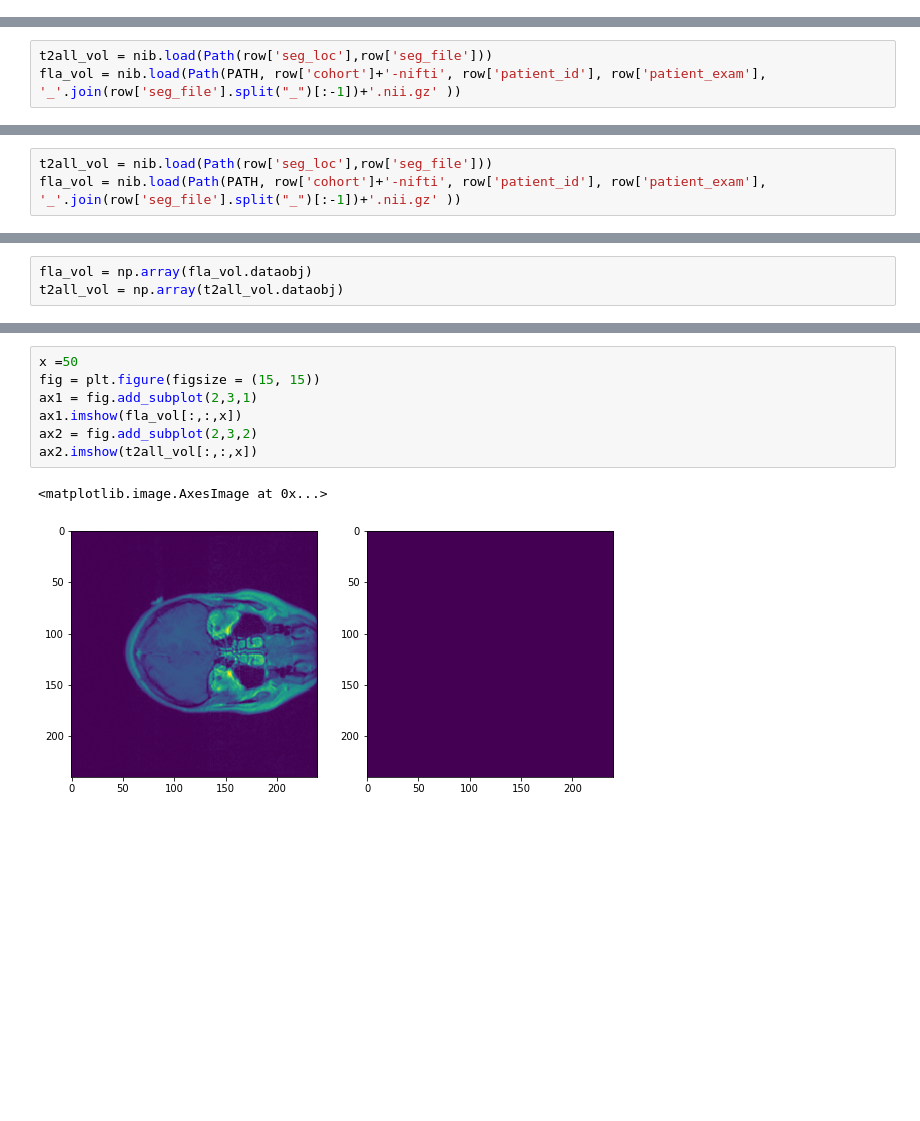
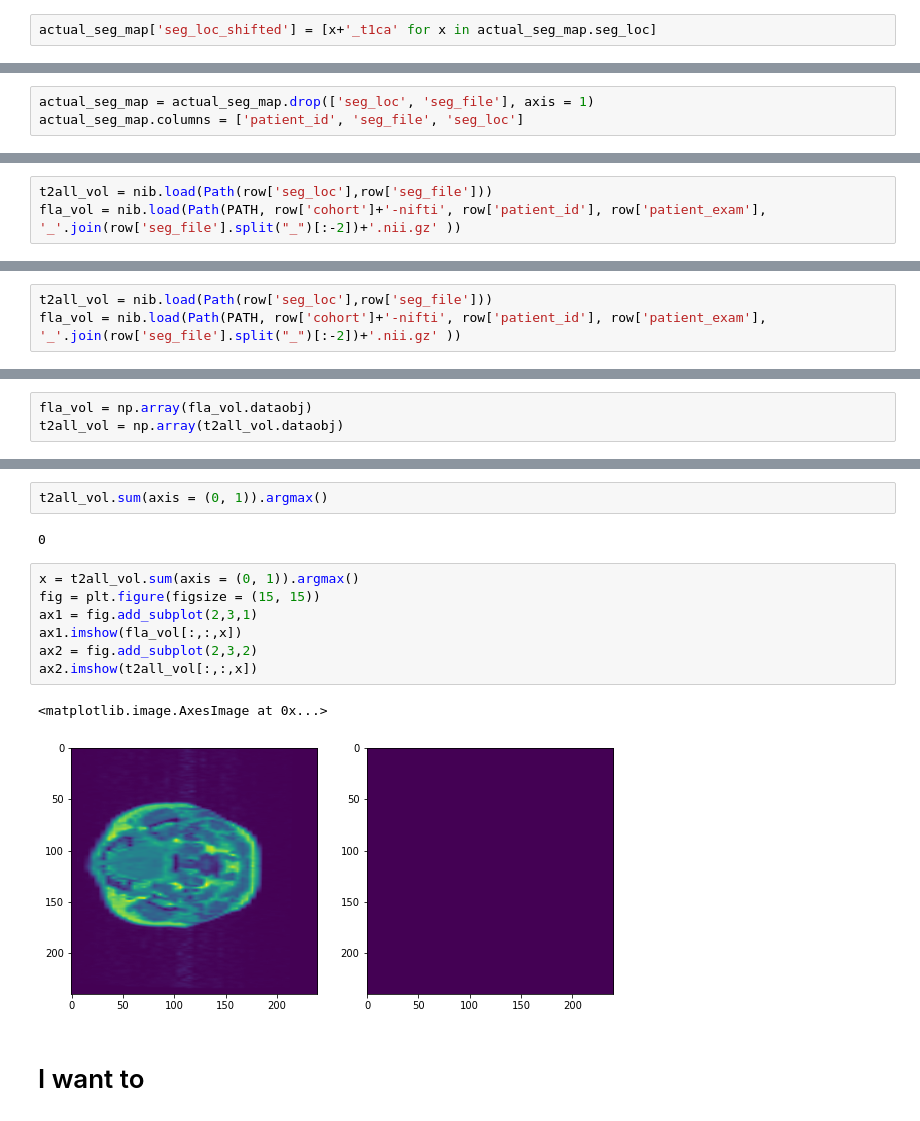
Before and after one commit to julclu/tcia_analysis, a Jupyter notebook: code_updated/04_mapping_segmentations_to_patientID_VisuallyVerify-T1C.ipynb, the cells around one changed output, grey strips where cells are left out. Cells and saved outputs as stored; diff of their text form; blank space fills up the shorter version.

Commit message:
updated code to reflect the segmented and shifted images

```diff
--- a/code_updated/04_mapping_segmentations_to_patientID_VisuallyVerify-T1C.ipynb
+++ b/code_updated/04_mapping_segmentations_to_patientID_VisuallyVerify-T1C.ipynb
@@ -154,0 +176,2 @@ actual_seg_map.head()
+# %%
+actual_seg_map['seg_loc_shifted'] = [x+'_t1ca' for x in actual_seg_map.seg_loc]
@@ -155,3 +193,6 @@ actual_seg_map.head()
+# %%
+actual_seg_map = actual_seg_map.drop(['seg_loc', 'seg_file'], axis = 1)
+actual_seg_map.columns = ['patient_id', 'seg_file', 'seg_loc']
 # %%
 seg_df = pd.merge(actual_seg_map, df_nodup, how = 'left', on = 'patient_id')
 # %%
@@ -220,6 +263,6 @@ seg_file
 # %%
 t2all_vol = nib.load(Path(row['seg_loc'],row['seg_file']))
-fla_vol = nib.load(Path(PATH, row['cohort']+'-nifti', row['patient_id'], row['patient_exam'], '_'.join(row['seg_file'].split("_")[:-1])+'.nii.gz' ))
+fla_vol = nib.load(Path(PATH, row['cohort']+'-nifti', row['patient_id'], row['patient_exam'], '_'.join(row['seg_file'].split("_")[:-2])+'.nii.gz' ))
 # %%
 fla_vol = np.array(fla_vol.dataobj)
 t2all_vol = np.array(t2all_vol.dataobj)
@@ -260,6 +303,6 @@ seg_file
 # %%
 t2all_vol = nib.load(Path(row['seg_loc'],row['seg_file']))
-fla_vol = nib.load(Path(PATH, row['cohort']+'-nifti', row['patient_id'], row['patient_exam'], '_'.join(row['seg_file'].split("_")[:-1])+'.nii.gz' ))
+fla_vol = nib.load(Path(PATH, row['cohort']+'-nifti', row['patient_id'], row['patient_exam'], '_'.join(row['seg_file'].split("_")[:-2])+'.nii.gz' ))
 # %%
 fla_vol = np.array(fla_vol.dataobj)
 t2all_vol = np.array(t2all_vol.dataobj)
@@ -432,10 +468,16 @@ True
+# %%
+t2all_vol.sum(axis = (0, 1)).argmax()
+# %% [output]
+0
 # %%
-x =50
+x = t2all_vol.sum(axis = (0, 1)).argmax()
 fig = plt.figure(figsize = (15, 15))
 ax1 = fig.add_subplot(2,3,1)
 ax1.imshow(fla_vol[:,:,x])
 ax2 = fig.add_subplot(2,3,2)
 ax2.imshow(t2all_vol[:,:,x])
 # %% [output]
 <matplotlib.image.AxesImage at 0x...>
-[figure, old version]
+[figure, new version]
+# %% [markdown]
+# I want to
```
Also changed, not shown: parts of 45 cells of this notebook, 8 other files.
